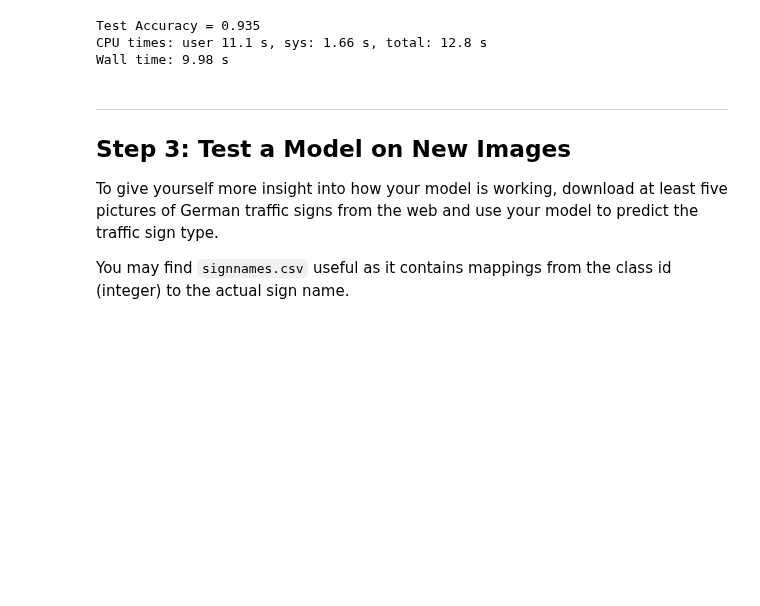
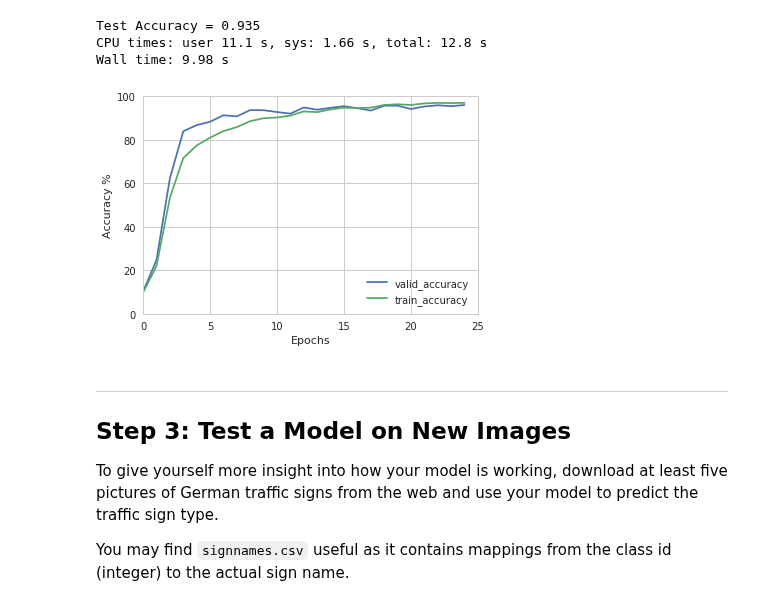
Before and after one commit to adhulipa/CarND-Traffic-Sign-Classifier-Project, a Jupyter notebook: Traffic_Sign_Classifier.ipynb, the cells around one changed output. Cells and saved outputs as stored; diff of their text form; code cells hidden in the pictures; blank space fills up the shorter version.

Commit message:
Plotted accuracy graphs.

```diff
--- a/Traffic_Sign_Classifier.ipynb
+++ b/Traffic_Sign_Classifier.ipynb
@@ -1033,6 +1033,20 @@ with tf.Session() as sess:
 Test Accuracy = 0.935
 CPU times: user 11.1 s, sys: 1.66 s, total: 12.8 s
 Wall time: 9.98 s
+# %%
+# Plot accuracy
+
+sns.set_style("whitegrid")
+plt.plot(np.multiply(valid_accuracy, 100), label='valid_accuracy')
+plt.plot(np.multiply(train_accuracy, 100), label='train_accuracy')
+plt.legend(loc='lower right')
+plt.xlabel('Epochs')
+plt.ylabel('Accuracy %')
+plt.xlim(0, EPOCHS)
+plt.ylim(0,100)
+plt.show()
+# %% [output]
+[figure, added]
 # %% [markdown]
 ---
 
```
